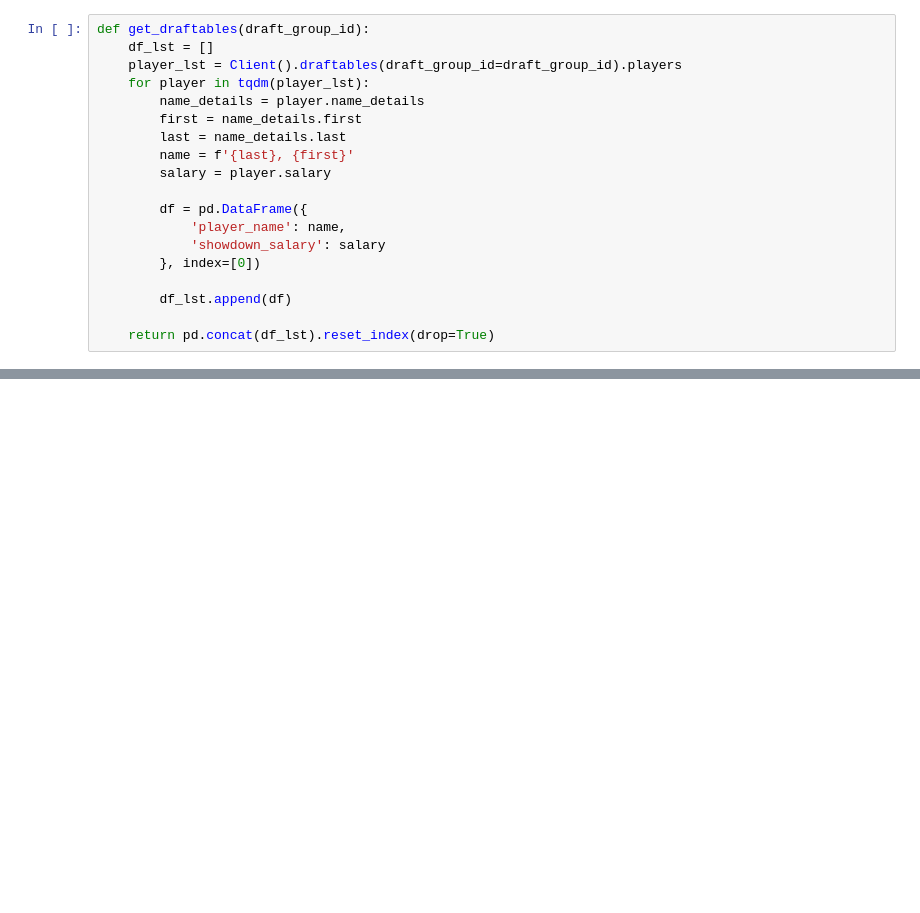
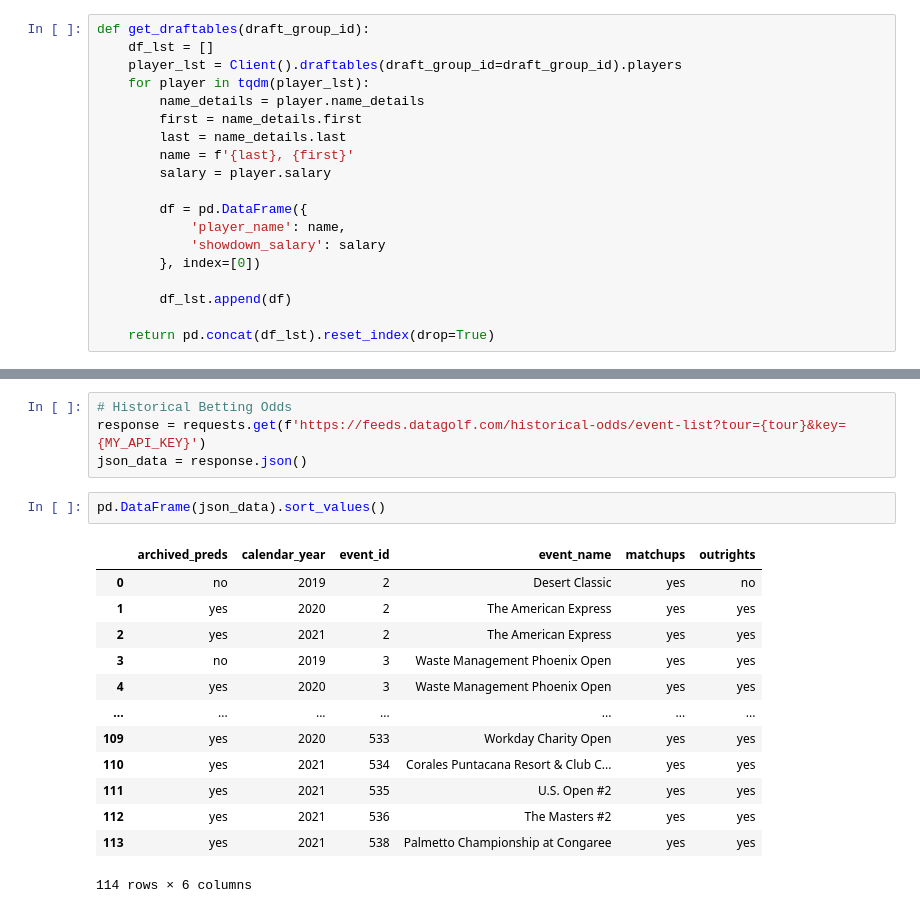
Before and after one commit to mtodisco10/data-golf, a Jupyter notebook: Extract From Data Golf API.ipynb, the cells around one changed output, grey strips where cells are left out. Cells and saved outputs as stored; diff of their text form; blank space fills up the shorter version.

```diff
--- a/Extract From Data Golf API.ipynb
+++ b/Extract From Data Golf API.ipynb
@@ -302,0 +232,20 @@ showdown_df = merged_df.merge(draftable_df, how = 'left', on ='player_name')
+# %%
+# Historical Betting Odds
+response = requests.get(f'https://feeds.datagolf.com/historical-odds/event-list?tour={tour}&key={MY_API_KEY}')
+json_data = response.json()
+# %%
+pd.DataFrame(json_data).sort_values()
+# %% [output]
+|  | archived_preds | calendar_year | event_id | event_name | matchups | outrights |
+| 0 | no | 2019 | 2 | Desert Classic | yes | no |
+| 1 | yes | 2020 | 2 | The American Express | yes | yes |
+| 2 | yes | 2021 | 2 | The American Express | yes | yes |
+| 3 | no | 2019 | 3 | Waste Management Phoenix Open | yes | yes |
+| 4 | yes | 2020 | 3 | Waste Management Phoenix Open | yes | yes |
+| ... | ... | ... | ... | ... | ... | ... |
+| 109 | yes | 2020 | 533 | Workday Charity Open | yes | yes |
+| 110 | yes | 2021 | 534 | Corales Puntacana Resort & Club C... | yes | yes |
+| 111 | yes | 2021 | 535 | U.S. Open #2 | yes | yes |
+| 112 | yes | 2021 | 536 | The Masters #2 | yes | yes |
+| 113 | yes | 2021 | 538 | Palmetto Championship at Congaree | yes | yes |
+114 rows × 6 columns
```
Also changed, not shown: parts of 48 cells of this notebook, 1 other file.
